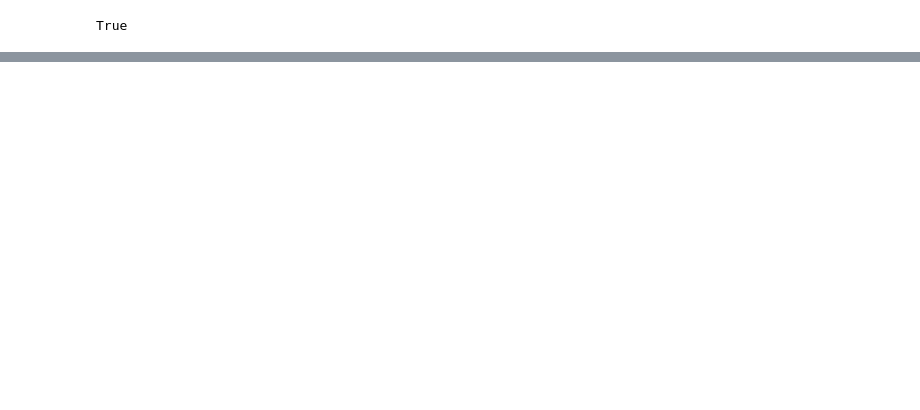
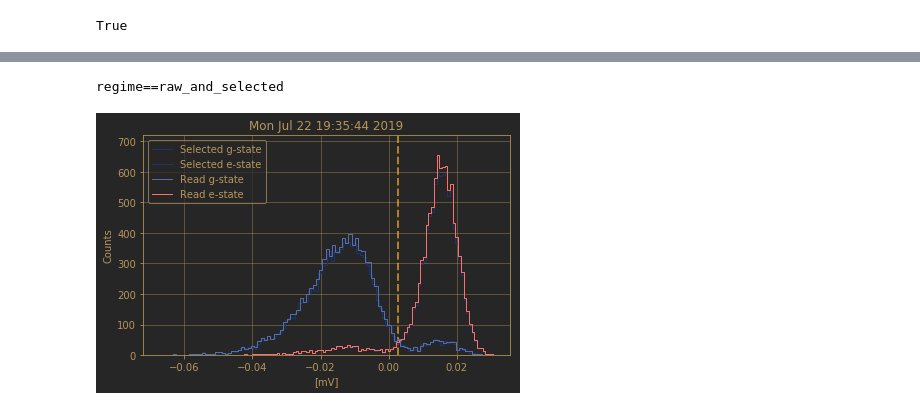
Before and after one commit to qc-coder/SingleShotReadout, a Jupyter notebook: Test_the_SSResult_Class.ipynb, the cells around one changed output, grey strips where cells are left out. Cells and saved outputs as stored; diff of their text form; code cells hidden in the pictures; blank space fills up the shorter version.

```diff
--- a/Test_the_SSResult_Class.ipynb
+++ b/Test_the_SSResult_Class.ipynb
@@ -412,0 +175,5 @@ AttributeError: Histogram instance has no attribute 'do_the_fit'
+# %%
+pic = m2.plot_hists(regime='raw_and_selected', log=False)
+# %% [output]
+regime==raw_and_selected
+[figure, added]
```
Also changed, not shown: parts of 24 cells of this notebook, 3 other files.
